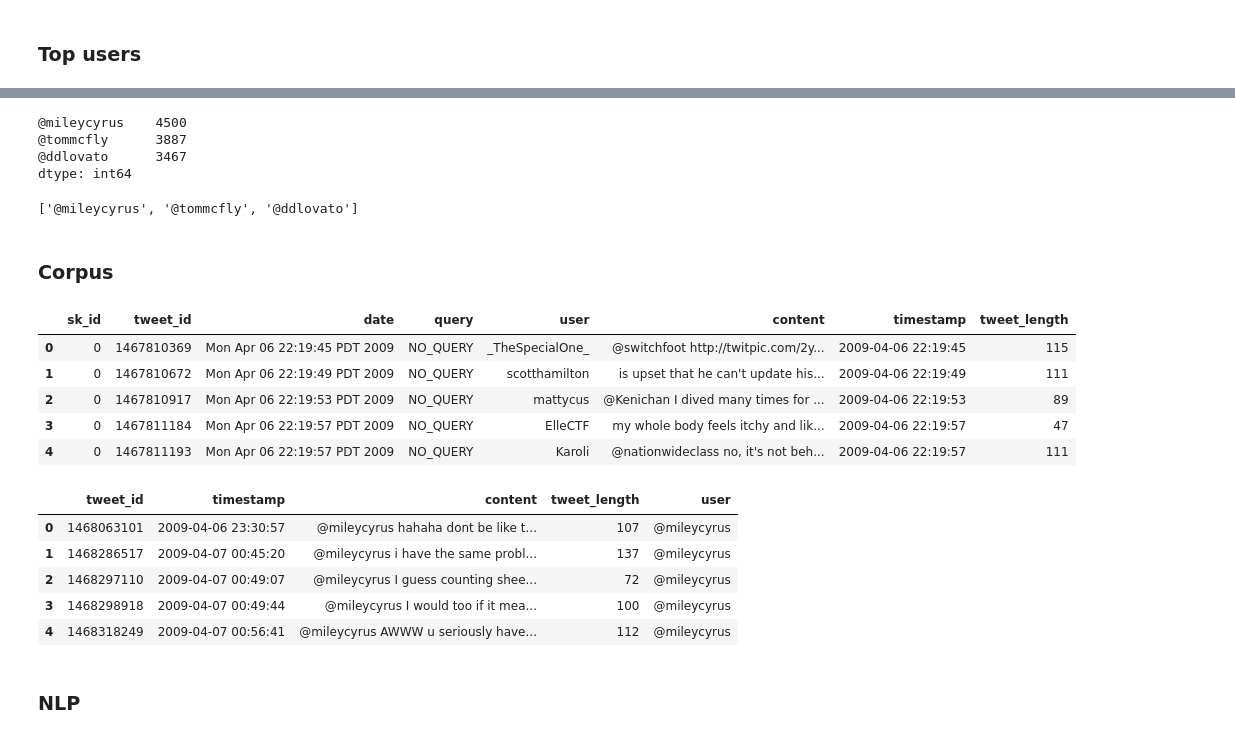
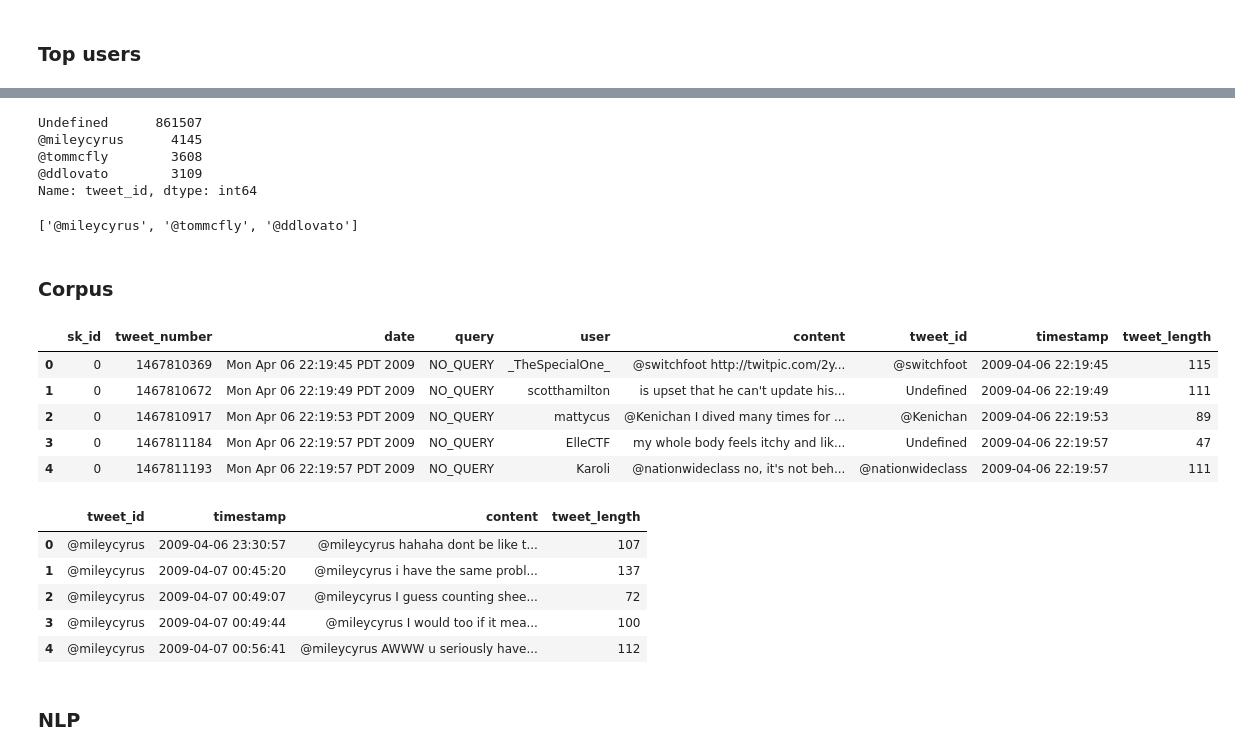
Before and after one commit to CarlosGarlem/Text_Image_Recognition, a Jupyter notebook: Lab4/Lab4.ipynb, the cells around one changed output, grey strips where cells are left out. Drawn from its saved outputs; the diff is of its cells as text; code cells hidden in the pictures.

```diff
--- a/Lab4/Lab4.ipynb
+++ b/Lab4/Lab4.ipynb
@@ -4,6 +15,6 @@ import re
 # %% [markdown]
 ### Obtencion de datos
 # %%
-data = pd.read_csv('./input/training.csv', header = None, names = ['sk_id', 'tweet_id', 'date', 'query', 'user', 'content'])
+data = pd.read_csv('./input/training.csv', header = None, names = ['sk_id', 'tweet_number', 'date', 'query', 'user', 'content'], encoding = "ISO-8859-1")
 data.head()
 # %% [output]
@@ -19,11 +30,13 @@ data.shape
 (1600000, 6)
 # %% [markdown]
 ### Top users
+# %%
+def getTweetId(tweet):
+    pattern = r'(@\w+)'
+    match = re.findall(pattern, tweet)
+    if len(match) > 0:
+      return ' '.join(match)
+    else:
+      return 'Undefined'
 # %%
-pattern = r'(@\w+)'
-users = []
-
-for tweet in data['content']:
-    match = re.findall(pattern, tweet)
-    for user in match:
-        users.append(user)
+data['tweet_id'] = data.apply(lambda row: getTweetId(row['content']), axis = 1)
@@ -30,26 +52,25 @@ for tweet in data['content']:
 # %%
-users_series = pd.Series(users)
-print(users_series.value_counts()[0:3])
-top_users = list(users_series.value_counts()[0:3].index)
+print(data['tweet_id'].value_counts()[0:4])
+top_users = list(data['tweet_id'].value_counts()[1:4].index)
 top_users
 # %% [output]
-@mileycyrus    4500
-@tommcfly      3887
-@ddlovato      3467
-dtype: int64
+Undefined      861507
+@mileycyrus      4145
+@tommcfly        3608
+@ddlovato        3109
+Name: tweet_id, dtype: int64
 ['@mileycyrus', '@tommcfly', '@ddlovato']
 # %% [markdown]
 ### Corpus
 # %%
-data['tweet_id'] = data['tweet_id'].fillna(value = 'Undefined')
 data['timestamp'] =  pd.to_datetime(data['date'], format = '%a %b %d %H:%M:%S PDT %Y')
 data['tweet_length'] = data['content'].str.len()
 data.head()
 # %% [output]
-|  | sk_id | tweet_id | date | query | user | content | timestamp | tweet_length |
-| 0 | 0 | 1467810369 | Mon Apr 06 22:19:45 PDT 2009 | NO_QUERY | _TheSpecialOne_ | @switchfoot http://twitpic.com/2y... | 2009-04-06 22:19:45 | 115 |
-| 1 | 0 | 1467810672 | Mon Apr 06 22:19:49 PDT 2009 | NO_QUERY | scotthamilton | is upset that he can't update his... | 2009-04-06 22:19:49 | 111 |
-| 2 | 0 | 1467810917 | Mon Apr 06 22:19:53 PDT 2009 | NO_QUERY | mattycus | @Kenichan I dived many times for ... | 2009-04-06 22:19:53 | 89 |
-| 3 | 0 | 1467811184 | Mon Apr 06 22:19:57 PDT 2009 | NO_QUERY | ElleCTF | my whole body feels itchy and lik... | 2009-04-06 22:19:57 | 47 |
-| 4 | 0 | 1467811193 | Mon Apr 06 22:19:57 PDT 2009 | NO_QUERY | Karoli | @nationwideclass no, it's not beh... | 2009-04-06 22:19:57 | 111 |
+|  | sk_id | tweet_number | date | query | user | content | tweet_id | timestamp | tweet_length |
+| 0 | 0 | 1467810369 | Mon Apr 06 22:19:45 PDT 2009 | NO_QUERY | _TheSpecialOne_ | @switchfoot http://twitpic.com/2y... | @switchfoot | 2009-04-06 22:19:45 | 115 |
+| 1 | 0 | 1467810672 | Mon Apr 06 22:19:49 PDT 2009 | NO_QUERY | scotthamilton | is upset that he can't update his... | Undefined | 2009-04-06 22:19:49 | 111 |
+| 2 | 0 | 1467810917 | Mon Apr 06 22:19:53 PDT 2009 | NO_QUERY | mattycus | @Kenichan I dived many times for ... | @Kenichan | 2009-04-06 22:19:53 | 89 |
+| 3 | 0 | 1467811184 | Mon Apr 06 22:19:57 PDT 2009 | NO_QUERY | ElleCTF | my whole body feels itchy and lik... | Undefined | 2009-04-06 22:19:57 | 47 |
+| 4 | 0 | 1467811193 | Mon Apr 06 22:19:57 PDT 2009 | NO_QUERY | Karoli | @nationwideclass no, it's not beh... | @nationwideclass | 2009-04-06 22:19:57 | 111 |
 # %%
@@ -64,11 +81,11 @@ top3_corpus['user'] = top_users[2]
 # %%
-top1_corpus.head()
+corpus1.head()
 # %% [output]
-|  | tweet_id | timestamp | content | tweet_length | user |
-| 0 | 1468063101 | 2009-04-06 23:30:57 | @mileycyrus hahaha dont be like t... | 107 | @mileycyrus |
-| 1 | 1468286517 | 2009-04-07 00:45:20 | @mileycyrus i have the same probl... | 137 | @mileycyrus |
-| 2 | 1468297110 | 2009-04-07 00:49:07 | @mileycyrus I guess counting shee... | 72 | @mileycyrus |
-| 3 | 1468298918 | 2009-04-07 00:49:44 | @mileycyrus I would too if it mea... | 100 | @mileycyrus |
-| 4 | 1468318249 | 2009-04-07 00:56:41 | @mileycyrus AWWW u seriously have... | 112 | @mileycyrus |
+|  | tweet_id | timestamp | content | tweet_length |
+| 0 | @mileycyrus | 2009-04-06 23:30:57 | @mileycyrus hahaha dont be like t... | 107 |
+| 1 | @mileycyrus | 2009-04-07 00:45:20 | @mileycyrus i have the same probl... | 137 |
+| 2 | @mileycyrus | 2009-04-07 00:49:07 | @mileycyrus I guess counting shee... | 72 |
+| 3 | @mileycyrus | 2009-04-07 00:49:44 | @mileycyrus I would too if it mea... | 100 |
+| 4 | @mileycyrus | 2009-04-07 00:56:41 | @mileycyrus AWWW u seriously have... | 112 |
 # %% [markdown]
 ### NLP
```
Also changed, not shown: parts of 23 cells of this notebook.
